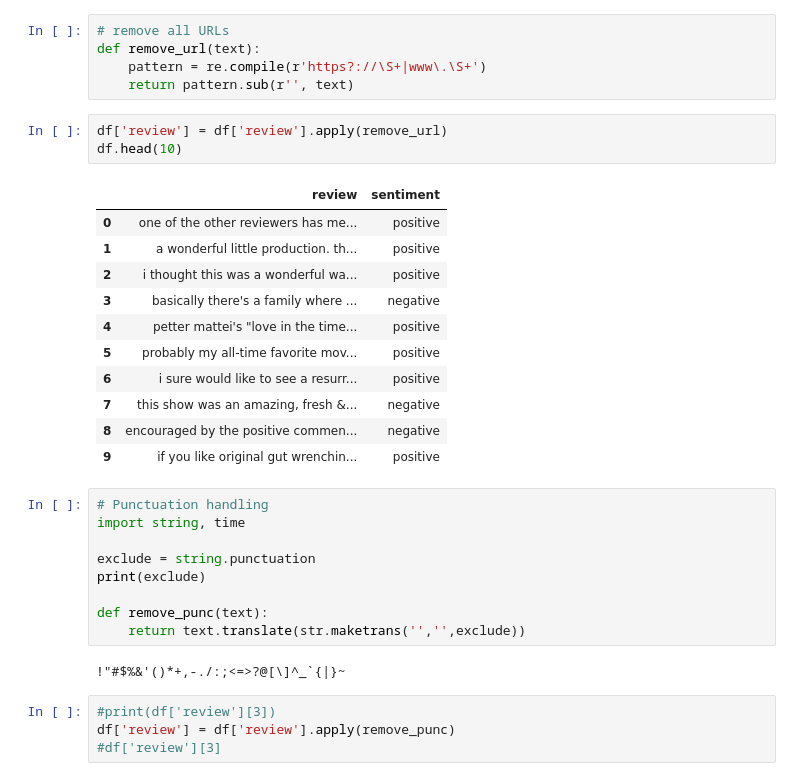
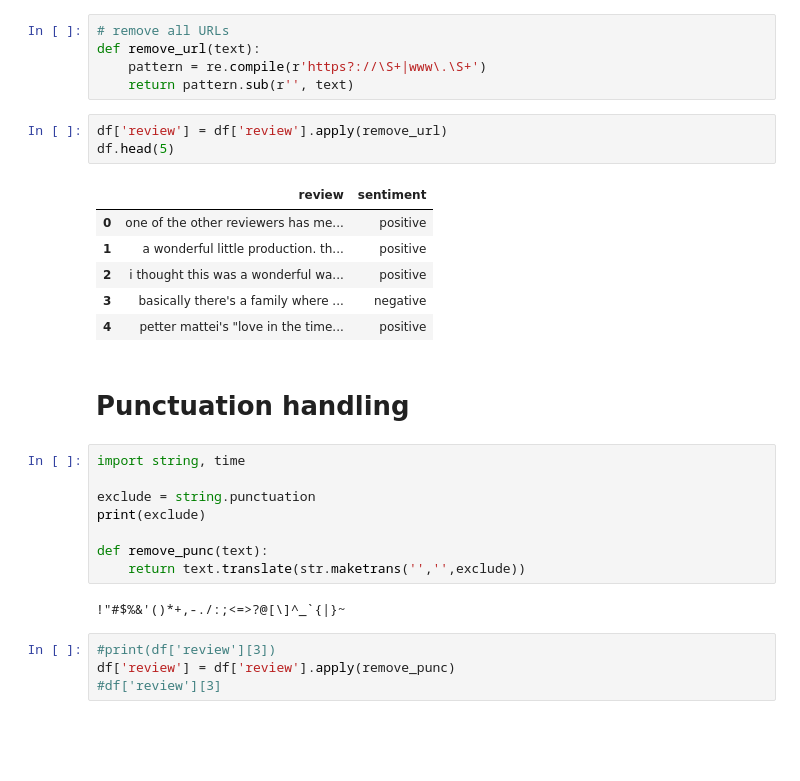
Before and after one commit to DerickMghanga/Python-for-AI-Natural-Language-Processing, a Jupyter notebook: course-1.ipynb, the cells around one changed output. Drawn from its saved outputs; the diff is of its cells as text; blank space fills up the shorter version.

```diff
--- a/course-1.ipynb
+++ b/course-1.ipynb
@@ -33,21 +33,17 @@ def remove_url(text):
     return pattern.sub(r'', text)
 # %%
 df['review'] = df['review'].apply(remove_url)
-df.head(10)
+df.head(5)
 # %% [output]
 |  | review | sentiment |
 | 0 | one of the other reviewers has me... | positive |
 | 1 | a wonderful little production. th... | positive |
 | 2 | i thought this was a wonderful wa... | positive |
 | 3 | basically there's a family where ... | negative |
 | 4 | petter mattei's "love in the time... | positive |
-| 5 | probably my all-time favorite mov... | positive |
-| 6 | i sure would like to see a resurr... | positive |
-| 7 | this show was an amazing, fresh &... | negative |
-| 8 | encouraged by the positive commen... | negative |
-| 9 | if you like original gut wrenchin... | positive |
+# %% [markdown]
+<h1>Punctuation handling</h1>
 # %%
-# Punctuation handling
 import string, time
 
 exclude = string.punctuation
```
Also changed, not shown: parts of 27 cells of this notebook, 1 other file.
